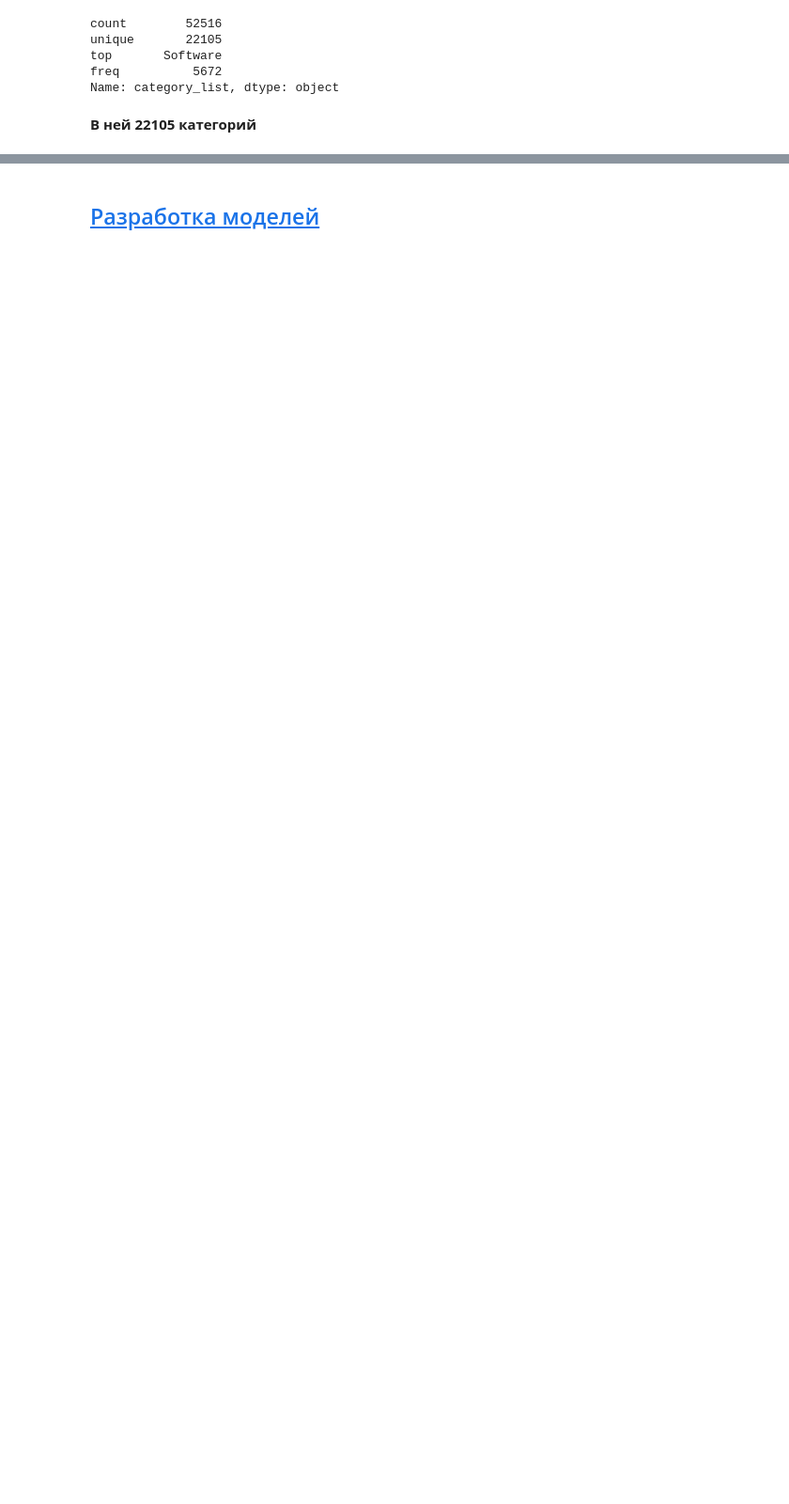
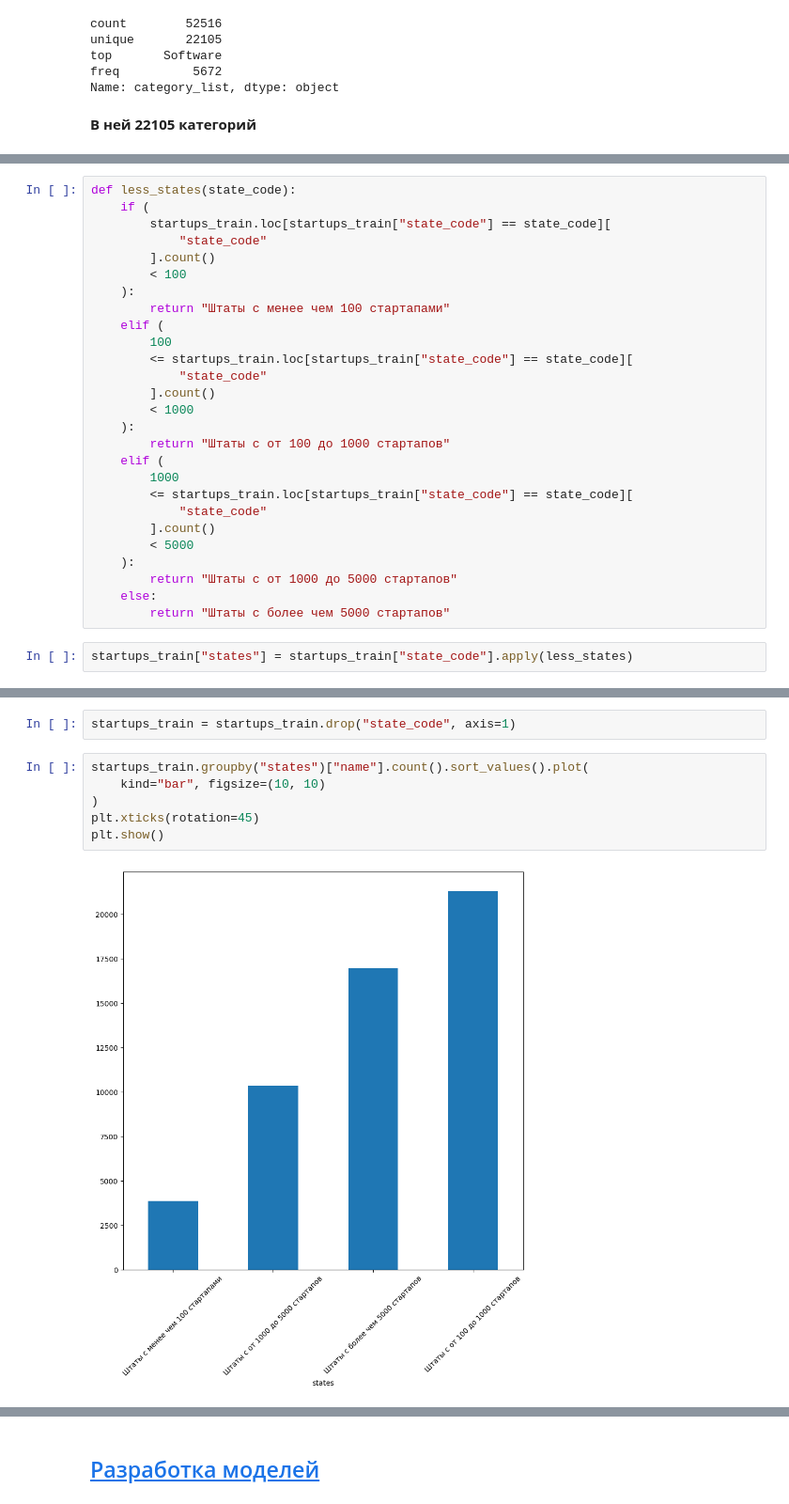
Before and after one commit to VladimirEis/masterskaya_project, a Jupyter notebook: masterskaya_project.ipynb, the cells around one changed output, grey strips where cells are left out. Shown at 94% size. Drawn from its saved outputs; the diff is of its cells as text; blank space fills up the shorter version.

```diff
--- a/masterskaya_project.ipynb
+++ b/masterskaya_project.ipynb
@@ -882,0 +957,29 @@ startups_train['countries'] = startups_train['country_code'].apply(less_countrie
+# %%
+def less_states(state_code):
+    if (
+        startups_train.loc[startups_train["state_code"] == state_code][
+            "state_code"
+        ].count()
+        < 100
+    ):
+        return "Штаты с менее чем 100 стартапами"
+    elif (
+        100
+        <= startups_train.loc[startups_train["state_code"] == state_code][
+            "state_code"
+        ].count()
+        < 1000
+    ):
+        return "Штаты с от 100 до 1000 стартапов"
+    elif (
+        1000
+        <= startups_train.loc[startups_train["state_code"] == state_code][
+            "state_code"
+        ].count()
+        < 5000
+    ):
+        return "Штаты с от 1000 до 5000 стартапов"
+    else:
+        return "Штаты с более чем 5000 стартапов"
+# %%
+startups_train["states"] = startups_train["state_code"].apply(less_states)
@@ -882,0 +988,10 @@ startups_train['countries'] = startups_train['country_code'].apply(less_countrie
+# %%
+startups_train = startups_train.drop("state_code", axis=1)
+# %%
+startups_train.groupby("states")["name"].count().sort_values().plot(
+    kind="bar", figsize=(10, 10)
+)
+plt.xticks(rotation=45)
+plt.show()
+# %% [output]
+[figure, added]
```
Also changed, not shown: parts of 67 cells of this notebook.
